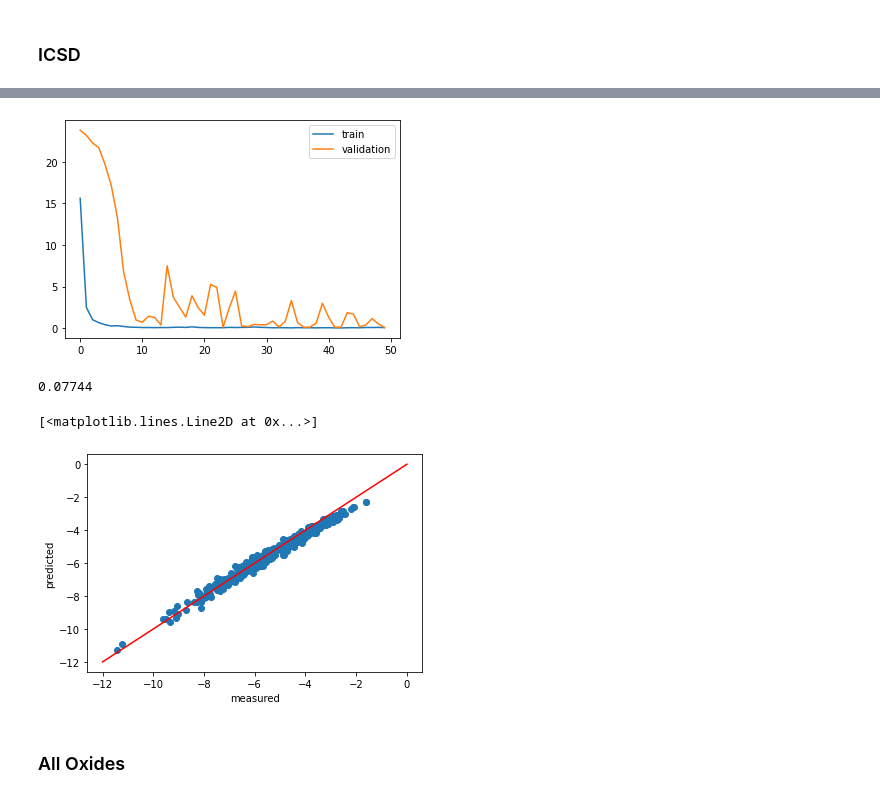
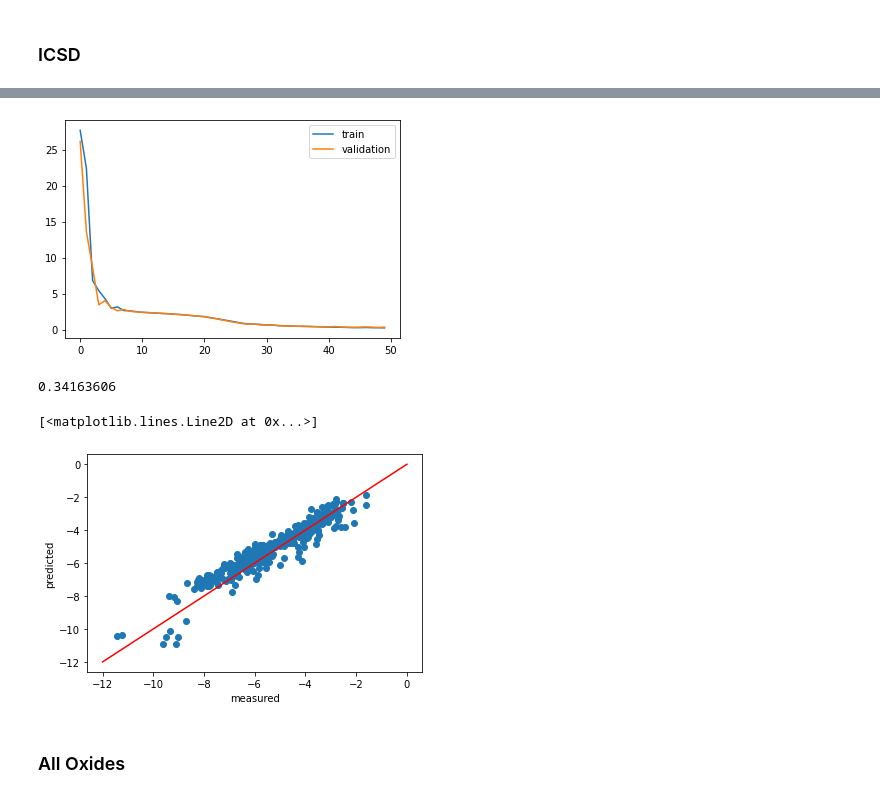
Before and after one commit to markus7800/VoxelNet, a Jupyter notebook: FirstCNN.ipynb, the cells around one changed output, grey strips where cells are left out. Drawn from its saved outputs; the diff is of its cells as text; code cells hidden in the pictures.

```diff
--- a/FirstCNN.ipynb
+++ b/FirstCNN.ipynb
@@ -267,7 +273,7 @@ class VoxelNet(nn.Module):
         # (N, C, D, H, W)
         self.conv1 = nn.Sequential(
             nn.Conv3d(in_channels, 16, 3, padding=0, stride=1),
-            nn.BatchNorm3d(16),
+            #nn.BatchNorm3d(16),
             nn.LeakyReLU(0.3),
             nn.MaxPool3d(2))
 
@@ -486,6 +464,0 @@ Finished in 100.1553s.
-# %%
-ml_pred = MolLoader(names, reciprocal_data, ys,
-                   L=12.8, N=32, batch_size=64, nchannel=nchannel,
-                   shuffle=False, rotate_randomly=False, device=device)
-ys, y_hats = predict(net, ml_pred)
-np.mean((y_hats - ys)**2) # batchnorm running mean problem
@@ -509,7 +472,7 @@ net = VoxelNet(nchannel)
 net = net.to(device)
 
 ml = MolLoader(names, reciprocal_data, ys,
-               L=12.8, N=32, batch_size=32, nchannel=nchannel,
+               L=12.8, N=32, batch_size=64, nchannel=nchannel,
                shuffle=True, rotate_randomly=True, device=device)
 
 ml_val = MolLoader(names, reciprocal_data, ys,
@@ -538,4 +501,4 @@ Finished in 507.2466s.
-[figure, old version]
+[figure, new version]
 # %%
 ml_pred = MolLoader(names, reciprocal_data, ys,
                    L=12.8, N=32, batch_size=128, nchannel=nchannel,
@@ -543,7 +506,7 @@ ml_pred = MolLoader(names, reciprocal_data, ys,
 ys, y_hats = predict(net, ml_pred)
 np.mean((ys - y_hats)**2)
 # %% [output]
-0.07744
+0.34163606
 # %%
 plt.scatter(ys, y_hats)
 plt.xlabel("measured")
@@ -551,7 +514,7 @@ plt.ylabel("predicted")
 plt.plot([-12,0], [-12,0], c="red")
 # %% [output]
 [<matplotlib.lines.Line2D at 0x...>]
-[figure, old version]
+[figure, new version]
 # %% [markdown]
 ### All Oxides
 # %%
```
Also changed, not shown: parts of 17 cells of this notebook.
